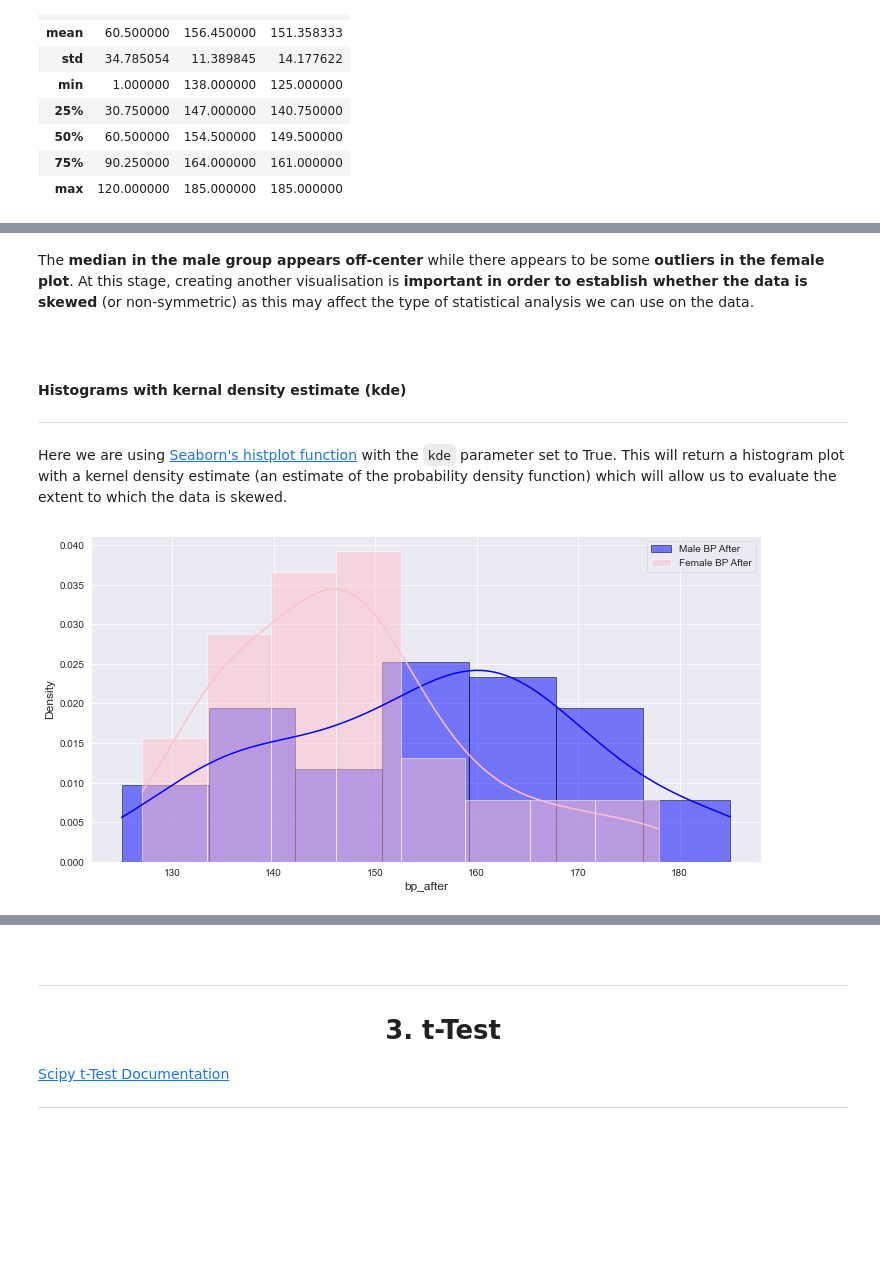
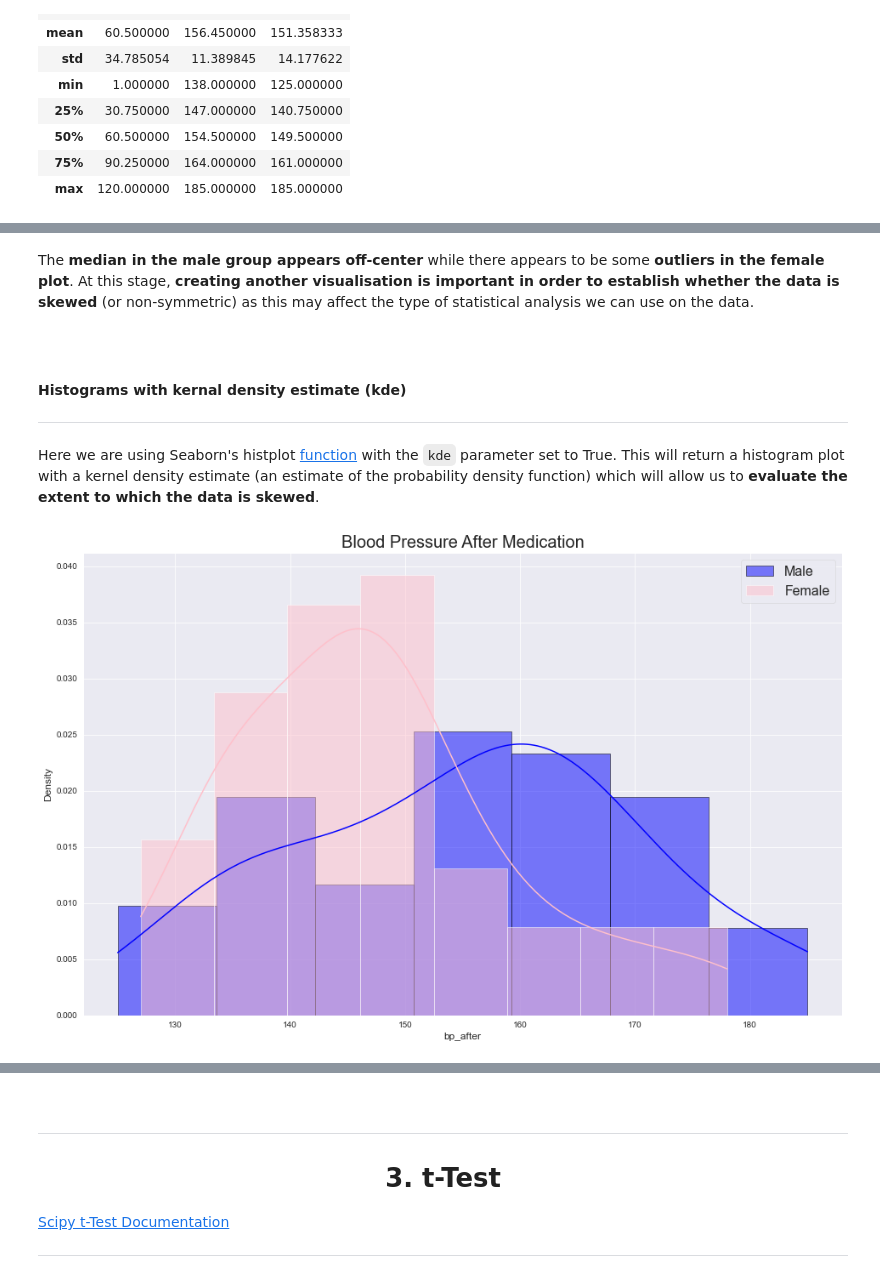
Before and after one commit to Izardo/Machine-Learning-and-Statistics, a Jupyter notebook: scipy-stats.ipynb, the cells around one changed output, grey strips where cells are left out. Drawn from its saved outputs; the diff is of its cells as text; code cells hidden in the pictures; blank space fills up the shorter version.

```diff
--- a/scipy-stats.ipynb
+++ b/scipy-stats.ipynb
@@ -187,21 +175,29 @@ ax[1].set_title(label="Female");
 # %% [markdown]
-The <b>median in the male group appears off-center</b> while there appears to be some <b>outliers in the female plot</b>. At this stage, creating another visualisation is <b>important in order to establish whether the data is skewed</b> (or non-symmetric) as this may affect the type of statistical analysis we can use on the data.
+The <b>median in the male group appears off-center</b> while there appears to be some <b>outliers in the female plot</b>. At this stage, <b>creating another visualisation is important in order to establish whether the data is skewed</b> (or non-symmetric) as this may affect the type of statistical analysis we can use on the data.
 # %% [markdown]
 <br>
 
 #### Histograms with kernal density estimate (kde)
 ***
 
-Here we are using [Seaborn's histplot function](https://seaborn.pydata.org/generated/seaborn.histplot.html) with the `kde` parameter set to True. This will return a histogram plot with a kernel density estimate (an estimate of the probability density function) which will allow us to evaluate the extent to which the data is skewed.
+Here we are using Seaborn's histplot [function](https://seaborn.pydata.org/generated/seaborn.histplot.html) with the `kde` parameter set to True. This will return a histogram plot with a kernel density estimate (an estimate of the probability density function) which will allow us to <b>evaluate the extent to which the data is skewed</b>.
 # %%
+# Create figure & axis & set size.
+fig, ax = plt.subplots(figsize=(16, 10))
+
 # Plot male values on histogram.
-sns.histplot(male, kde=True, color="blue", edgecolor="black", label="Male BP After", stat='density')
+sns.histplot(male, kde=True, color="blue", edgecolor="black", label="Male", stat='density')
 
 # Plot female values on histogram.
-sns.histplot(female, kde=True, color="pink", label="Female BP After", stat='density')
-plt.legend();
+sns.histplot(female, kde=True, color="pink", label="Female", stat='density')
+
+# Set plot title.
+ax.set_title("Blood Pressure After Medication", fontsize=20)
+
+# Add legend.
+plt.legend(fontsize=16);
 # %% [output]
-[figure, old version]
+[figure, new version]
 # %% [markdown]
 <i>What does the plot tell us?</i>
 
```
Also changed, not shown: parts of 25 cells of this notebook, 1 other file.
